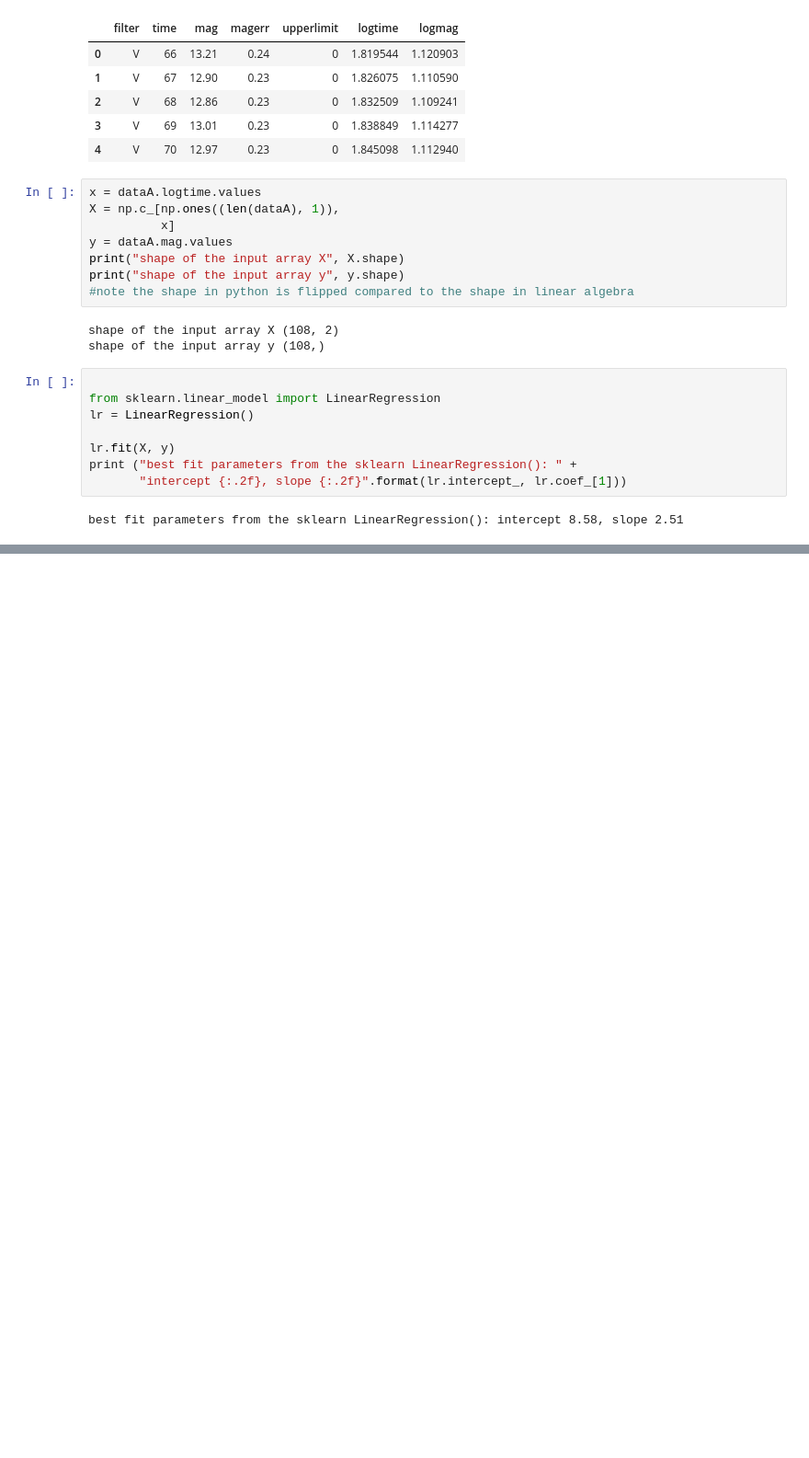
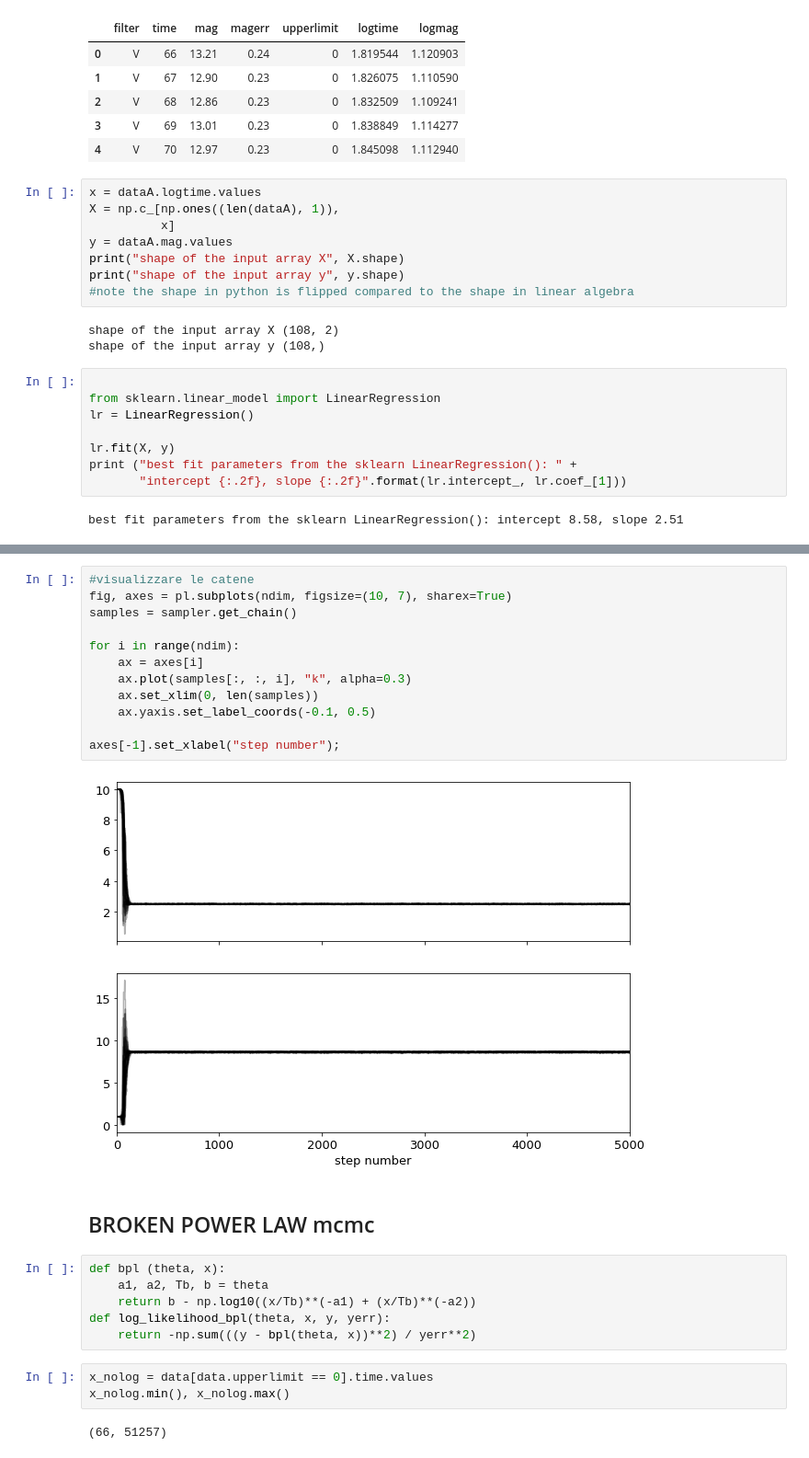
Before and after one commit to MatteoGhizzi/MLPNS2021, a Jupyter notebook: Lezione8-9.ipynb, the cells around one changed output, grey strips where cells are left out. Shown: that part at 92% size. Saved outputs shown, nothing was run; the diff lists cells and outputs as text; blank space fills up the shorter version.

```diff
--- a/Lezione8-9.ipynb
+++ b/Lezione8-9.ipynb
@@ -142,0 +267,27 @@ Object `np.c` not found.
+# %%
+#visualizzare le catene
+fig, axes = pl.subplots(ndim, figsize=(10, 7), sharex=True)
+samples = sampler.get_chain()
+
+for i in range(ndim):
+    ax = axes[i]
+    ax.plot(samples[:, :, i], "k", alpha=0.3)
+    ax.set_xlim(0, len(samples))
+    ax.yaxis.set_label_coords(-0.1, 0.5)
+
+axes[-1].set_xlabel("step number");
+# %% [output]
+[figure, added]
+# %% [markdown]
+## BROKEN POWER LAW mcmc
+# %%
+def bpl (theta, x):
+    a1, a2, Tb, b = theta
+    return b - np.log10((x/Tb)**(-a1) + (x/Tb)**(-a2))
+def log_likelihood_bpl(theta, x, y, yerr):
+    return -np.sum(((y - bpl(theta, x))**2) / yerr**2)
+# %%
+x_nolog = data[data.upperlimit == 0].time.values
+x_nolog.min(), x_nolog.max()
+# %% [output]
+(66, 51257)
```
Also changed, not shown: parts of 31 cells of this notebook.
